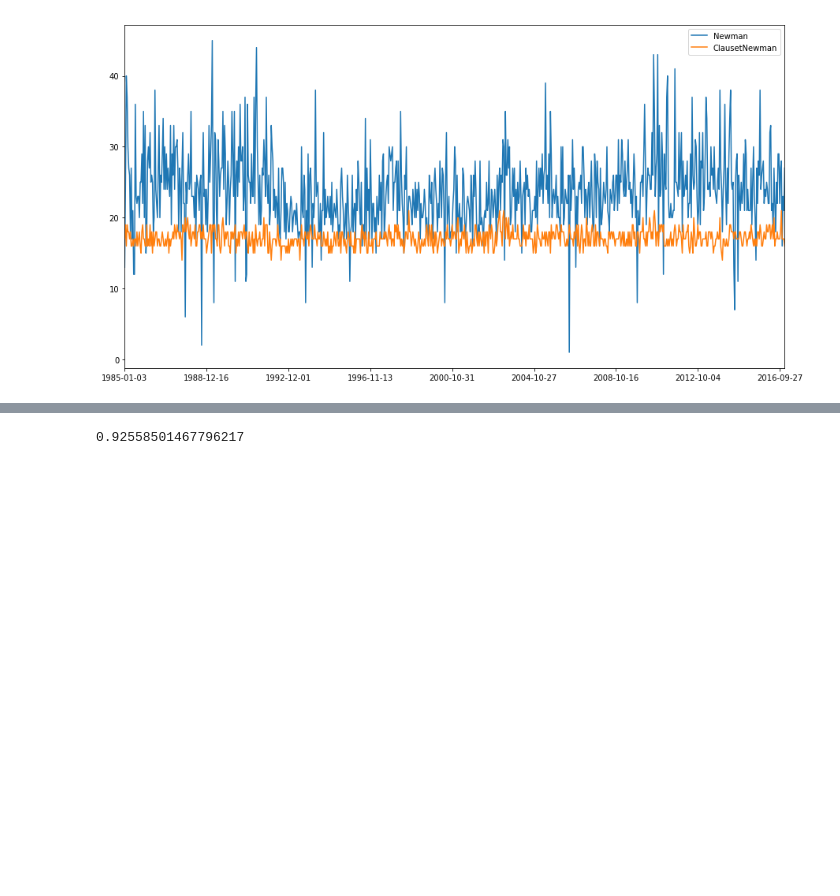
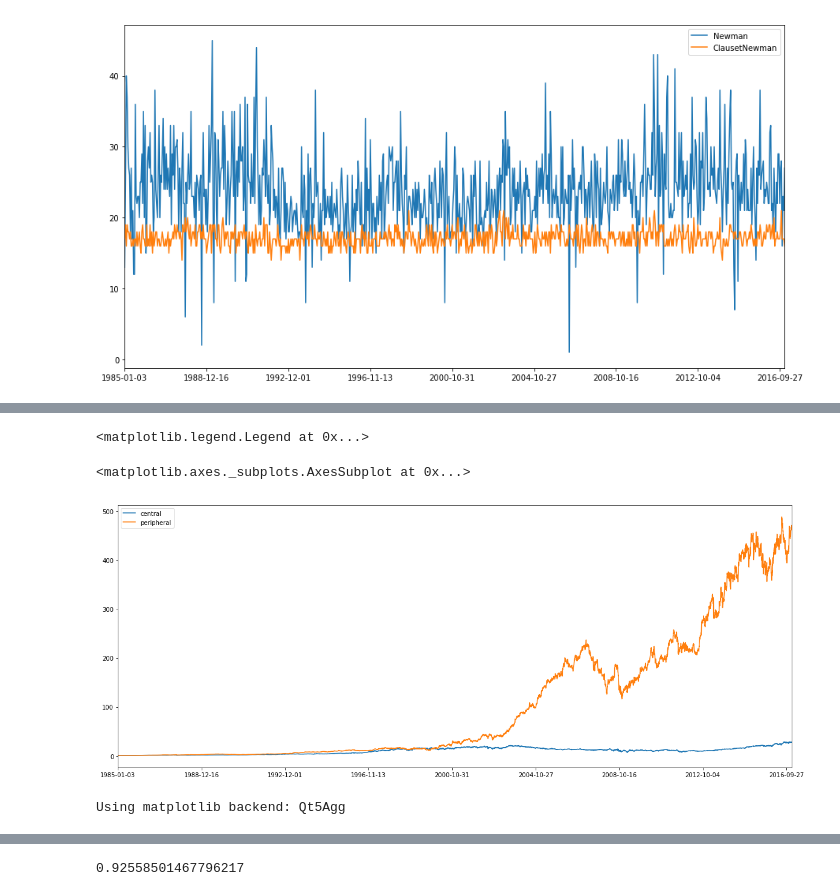
Before and after one commit to jasonhere/clustering-network, a Jupyter notebook: runningscript.ipynb, the cells around one changed output, grey strips where cells are left out. Cells and saved outputs as stored; diff of their text form; code cells hidden in the pictures; blank space fills up the shorter version.

Commit message:
Finished performance analysis

```diff
--- a/runningscript.ipynb
+++ b/runningscript.ipynb
@@ -77,16 +77,16 @@ pickle.dump(clustersClausetNewman,open("pickle/clustersClausetNewman.p",'wb'))
 pickle.dump(IGclustersClausetNewman,open("pickle/IGclustersClausetNewman.p",'wb'))
 # %%
 gc.disable()
-picklename = open('pickle/clustersNewman.p', 'rb')
+picklename = open('pickle/unshrunk_clustersNewman.p', 'rb')
 clustersNewman = pickle.load(picklename)
 picklename.close()
-picklename = open('pickle/clustersClausetNewman.p', 'rb')
+picklename = open('pickle/unshrunk_clustersClausetNewman.p', 'rb')
 clustersClausetNewman = pickle.load(picklename)
 picklename.close()
-picklename = open('pickle/IGclustersNewman.p', 'rb')
+picklename = open('pickle/unshrunk_IGclustersNewman.p', 'rb')
 IGclustersNewman = pickle.load(picklename)
 picklename.close()
-picklename = open('pickle/IGclustersClausetNewman.p', 'rb')
+picklename = open('pickle/unshrunk_IGclustersClausetNewman.p', 'rb')
 IGclustersClausetNewman = pickle.load(picklename)
 picklename.close()
 gc.enable()
@@ -116,3 +118,5 @@ universes = {'Newman': NewmanUniverse, 'ClausetNewman': ClausetNewmanUniverse}
+# %%
+universes = pickle.load(open("pickle/universes_unshrunk.p", "rb"))
 # %%
 price = importdata("data/WRDS/SP500_price_1985.csv").replace(0,np.nan).ffill()
 # %%
@@ -208,0 +307,3 @@ for method in ['Newman', 'ClausetNewman']:
+# %%
+performance_comparison_unweighted = pickle.load(open("pickle/performance_unshunk_unweighted.p", "rb"))
+performance_comparison_weighted = pickle.load(open("pickle/performance_unshunk_weighted.p", "rb"))
@@ -208,0 +343,23 @@ for method in ['Newman', 'ClausetNewman']:
+# %%
+for shrinkage in ['None']:
+    for weighted in ['weighted']:
+        for method in final_result[shrinkage][weighted].keys():
+            if method != 'benchmark':
+                for measure in ['betweenness']:
+                    #final_result[shrinkage][weighted][method][measure].plot(figsize=(20, 8),ax=ax)
+                    for column in ['central', 'peripheral']:
+                        legend_list.append(shrinkage+weighted+method+measure+column)
+                    tmp_DataFrame = final_result[shrinkage][weighted][method][measure].set_index(tmp)
+                    tmp_DataFrame.plot(figsize=(20, 8),ax = ax)
+            else:
+                legend_list.append(shrinkage+weighted+method)
+                final_result[shrinkage][weighted][method].plot(figsize=(20, 8), ax = ax)
+
+ax.legend(legend_list)
+# %% [output]
+<matplotlib.legend.Legend at 0x...>
+# %%
+performance_comparison_weighted['single_nocluster']['degree'].plot(figsize=(20, 8))
+# %% [output]
+<matplotlib.axes._subplots.AxesSubplot at 0x...>
+[figure, added]
@@ -208,0 +376,18 @@ for method in ['Newman', 'ClausetNewman']:
+# %%
+import matplotlib.pyplot as plt
+
+%matplotlib
+for shrinkage in ['None']:
+    for weighted in ['weighted','unweighted']:
+        for method in final_result[shrinkage][weighted].keys():
+            if method != 'benchmark':
+                for measure in ['betweenness','degree','closeness']:
+                    fig = plt.figure()
+                    final_result[shrinkage][weighted][method][measure].plot(figsize=(20, 8))
+                    fig.text(.1,.1,shrinkage+'_'+weighted+'_'+method+'_'+measure)
+                    plt.savefig("Graphs/"+shrinkage+'_'+weighted+'_'+method+'_'+measure+".pdf", bbox_inches='tight')
+            else:
+                final_result[shrinkage][weighted][method].plot(figsize=(20, 8))
+                plt.savefig("Graphs/"+shrinkage+'_'+weighted+'_'+method+'_'+".pdf", bbox_inches='tight')
+# %% [output]
+Using matplotlib backend: Qt5Agg
```
Also changed, not shown: parts of 39 cells of this notebook, 5 other files.
